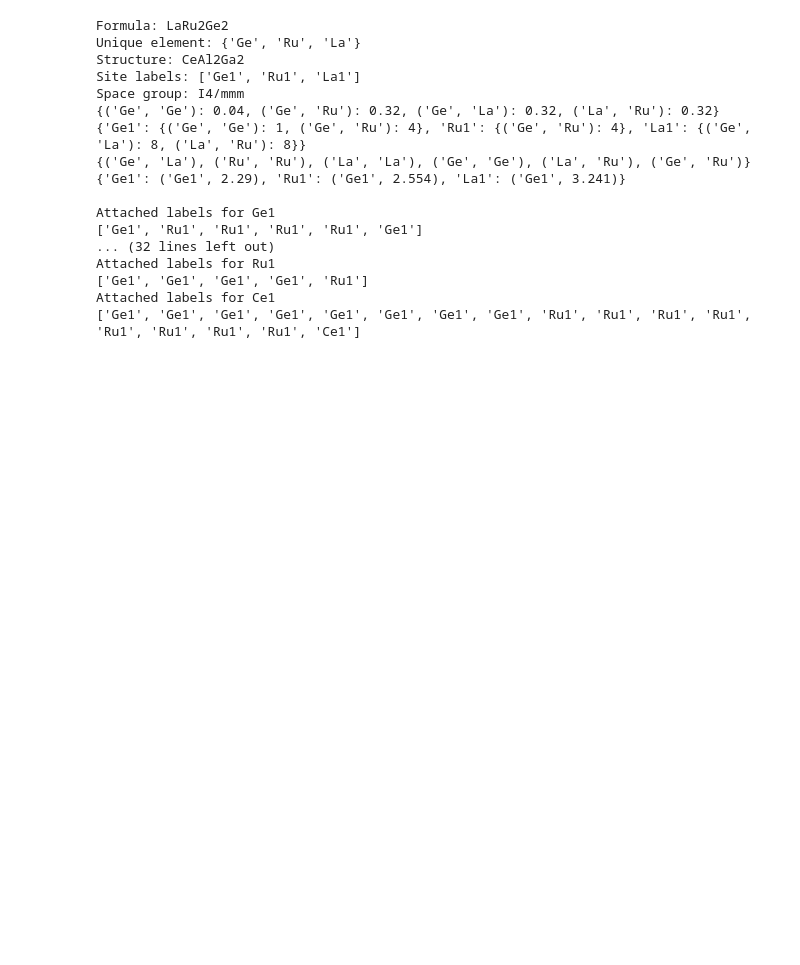
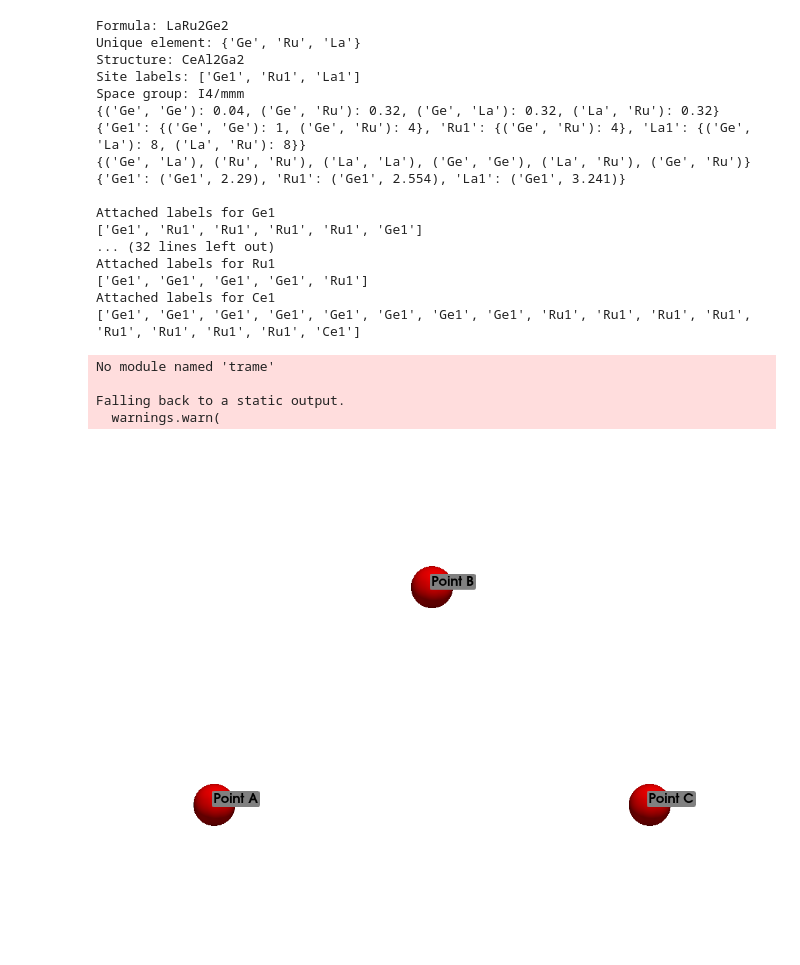
Before and after one commit to alisnwu/cifkit, a Jupyter notebook: example.ipynb, the cells around one changed output. Drawn from its saved outputs; the diff is of its cells as text; code cells hidden in the pictures; blank space fills up the shorter version.

```diff
--- a/example.ipynb
+++ b/example.ipynb
@@ -53,3 +53,31 @@ Attached labels for Ru1
 ['Ge1', 'Ge1', 'Ge1', 'Ge1', 'Ru1']
 Attached labels for Ce1
 ['Ge1', 'Ge1', 'Ge1', 'Ge1', 'Ge1', 'Ge1', 'Ge1', 'Ge1', 'Ru1', 'Ru1', 'Ru1', 'Ru1', 'Ru1', 'Ru1', 'Ru1', 'Ru1', 'Ce1']
+# %%
+import numpy as np
+import pyvista as pv
+pl = pv.Plotter()
+points = np.array(
+    [[0.0, 0.0, 0.0], [1.0, 1.0, 0.0], [2.0, 0.0, 0.0]]
+)
+labels = ['Point A', 'Point B', 'Point C']
+actor = pl.add_point_labels(
+    points,
+    labels,
+    italic=False,
+    text_color="black"
+    font_size=20,
+    point_color='red',
+    point_size=100,
+    render_points_as_spheres=True,
+    always_visible=True,
+    shadow=False,
+)
+pl.camera_position = 'xy'
+pl.show()
+# %% [output]
+No module named 'trame'
+
+Falling back to a static output.
+  warnings.warn(
+[figure, added]
```
Also changed, not shown: 16 other files.
